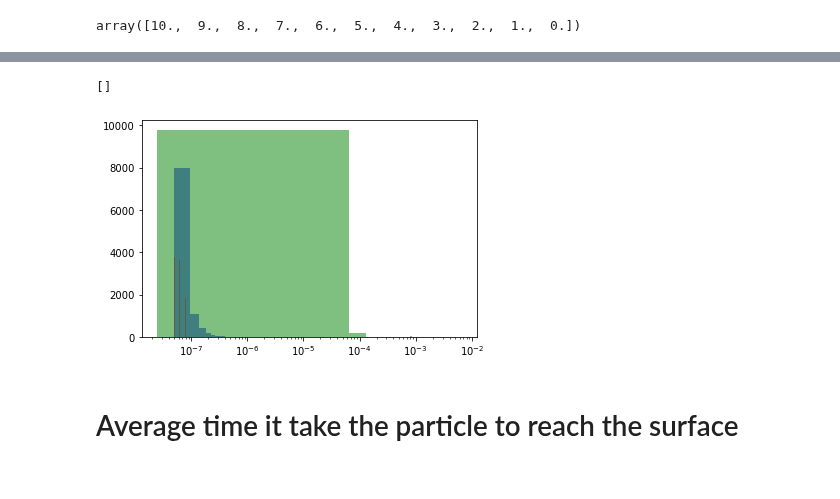
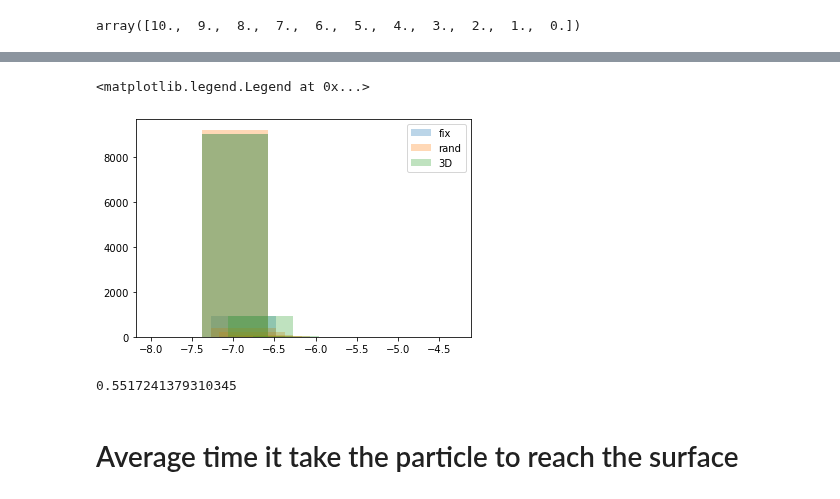
Before and after one commit to OceanParcels/Backtracking_Abyssal_Nanoplastics, a Jupyter notebook: notebooks/Reverse-fragmentation.ipynb, the cells around one changed output, grey strips where cells are left out. Cells and saved outputs as stored; diff of their text form; code cells hidden in the pictures.

```diff
--- a/notebooks/Reverse-fragmentation.ipynb
+++ b/notebooks/Reverse-fragmentation.ipynb
@@ -235,0 +231,4 @@ Text(0.5, 1.0, 'Fragmentation timescale = 100 ')
+# %%
+size_dist, binss = np.histogram(length_3d[:, -1], bins=np.logspace(-8, -5, 30))
+size_dist_fix, _ = np.histogram(radiuses_fix[:, -1], bins=np.logspace(-8, -5, 30))
+size_dist_rand, _ = np.histogram(radiuses_rand[:, -1], bins=np.logspace(-8, -5, 30))
@@ -236,11 +246,20 @@ Text(0.5, 1.0, 'Fragmentation timescale = 100 ')
+# %%
+plt.bar(np.log10(binss[0:-1]), size_dist_fix, align='edge', alpha=0.3, label='fix')
+plt.bar(np.log10(binss[0:-1]), size_dist_rand, align='edge', alpha=0.3, label='rand')
+plt.bar(np.log10(binss[0:-1]), size_dist, align='edge', alpha=0.3, label='3D')
+plt.legend()
+# %% [output]
+<matplotlib.legend.Legend at 0x...>
+[figure, added]
+# %%
+8/14.5
+# %% [output]
+0.5517241379310345
 # %%
-plt.hist(radiuses_rand[:, -1], bins=100, color='b', alpha=0.5);
-plt.hist(radiuses_fix[:, -1], bins=100, color='r', alpha=0.5);
-plt.hist(length_3d[:, -1], bins=100, color='g', alpha=0.5);
-plt.semilogx()
+# plt.hist(radiuses_rand[:, -1], bins=100, color='b', alpha=0.5);
+# plt.hist(radiuses_fix[:, -1], bins=100, color='r', alpha=0.5);
+plt.hist(length_3d[:, -1], bins=np.logspace(-8, -3, 100), color='g', alpha=0.5);
+# plt.semilogx()
-# %% [output]
-[]
-[figure, removed]
 # %% [markdown]
 # Average time it take the particle to reach the surface
 # %%
```
Also changed, not shown: parts of 12 cells of this notebook, 2 other files.
